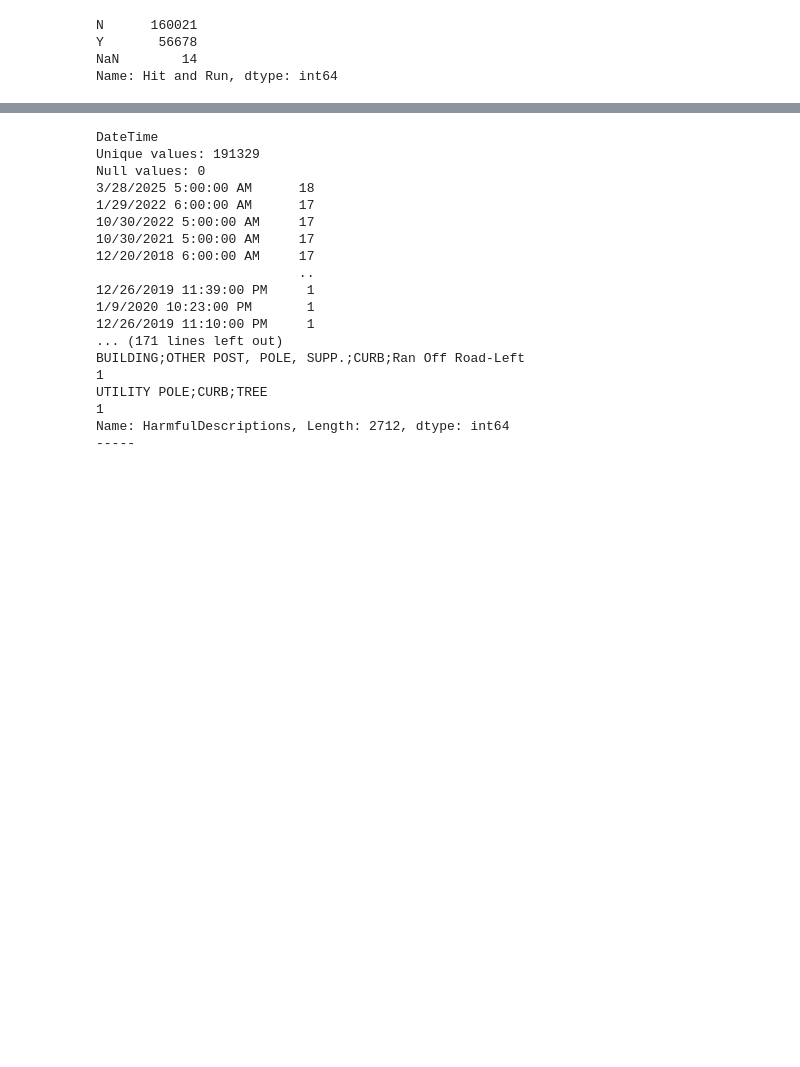
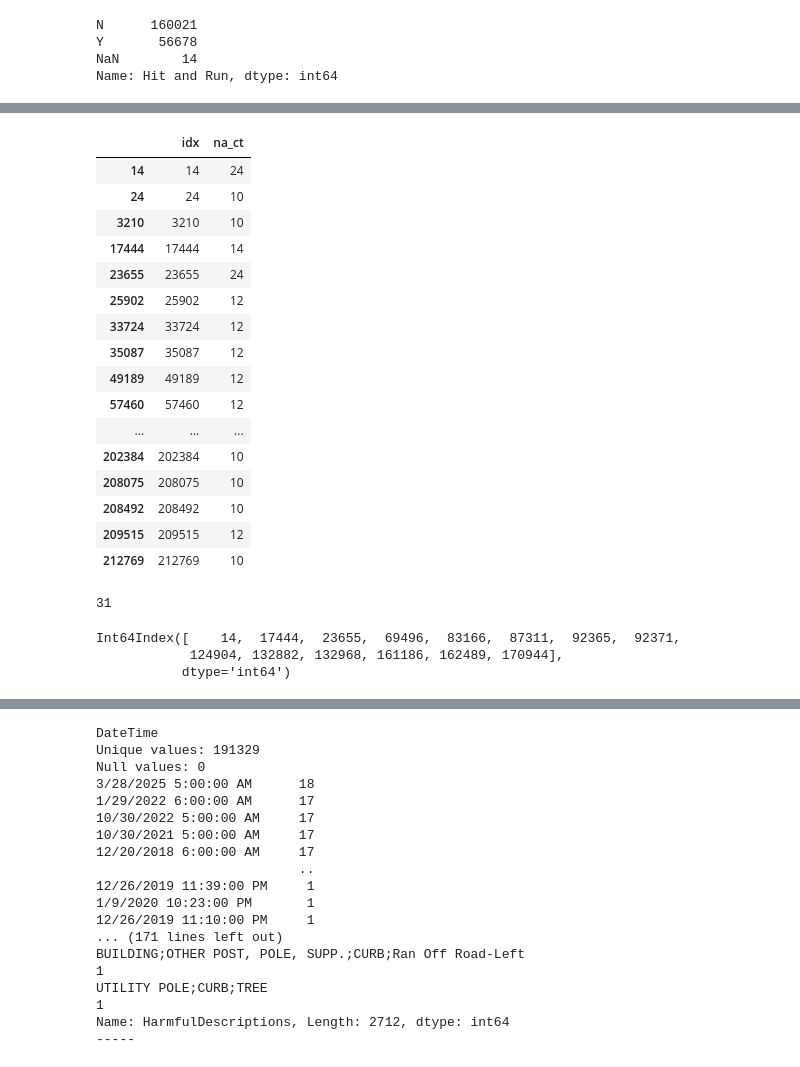
Before and after one commit to essetetsahai/nashville_traffic, a Jupyter notebook: notebooks/traffic_notebook.ipynb, the cells around one changed output, grey strips where cells are left out. Cells and saved outputs as stored; diff of their text form; code cells hidden in the pictures; blank space fills up the shorter version.

Commit message:
missing values

```diff
--- a/notebooks/traffic_notebook.ipynb
+++ b/notebooks/traffic_notebook.ipynb
@@ -307,0 +289,27 @@ df[df.index.isin(df[df['Hit and Run'].isna()].isna().sum(axis=1).index)]
+# %%
+#checking all df for rows with high counts of missing values
+row_na_ct = pd.DataFrame(df.isna().sum(axis=1)).reset_index()
+row_na_ct.columns = ['idx', 'na_ct']
+row_na_ct[row_na_ct.na_ct >= 10]
+# %% [output]
+|  | idx | na_ct |
+| 14 | 14 | 24 |
+| 24 | 24 | 10 |
+| 3210 | 3210 | 10 |
+| 17444 | 17444 | 14 |
+| 23655 | 23655 | 24 |
+| 25902 | 25902 | 12 |
+| 33724 | 33724 | 12 |
+| 35087 | 35087 | 12 |
+| 49189 | 49189 | 12 |
+| 57460 | 57460 | 12 |
+| ... | ... | ... |
+| 202384 | 202384 | 10 |
+| 208075 | 208075 | 10 |
+| 208492 | 208492 | 10 |
+| 209515 | 209515 | 12 |
+| 212769 | 212769 | 10 |
+# %%
+len(row_na_ct[row_na_ct.na_ct >= 10])
+# %% [output]
+31
@@ -307,0 +318,7 @@ df[df.index.isin(df[df['Hit and Run'].isna()].isna().sum(axis=1).index)]
+# %%
+#first 3 rows have majority of fields missing
+df[df['Hit and Run'].isna()].isna().sum(axis=1).index
+# %% [output]
+Int64Index([    14,  17444,  23655,  69496,  83166,  87311,  92365,  92371,
+            124904, 132882, 132968, 161186, 162489, 170944],
+           dtype='int64')
```
Also changed, not shown: parts of 18 cells of this notebook.
